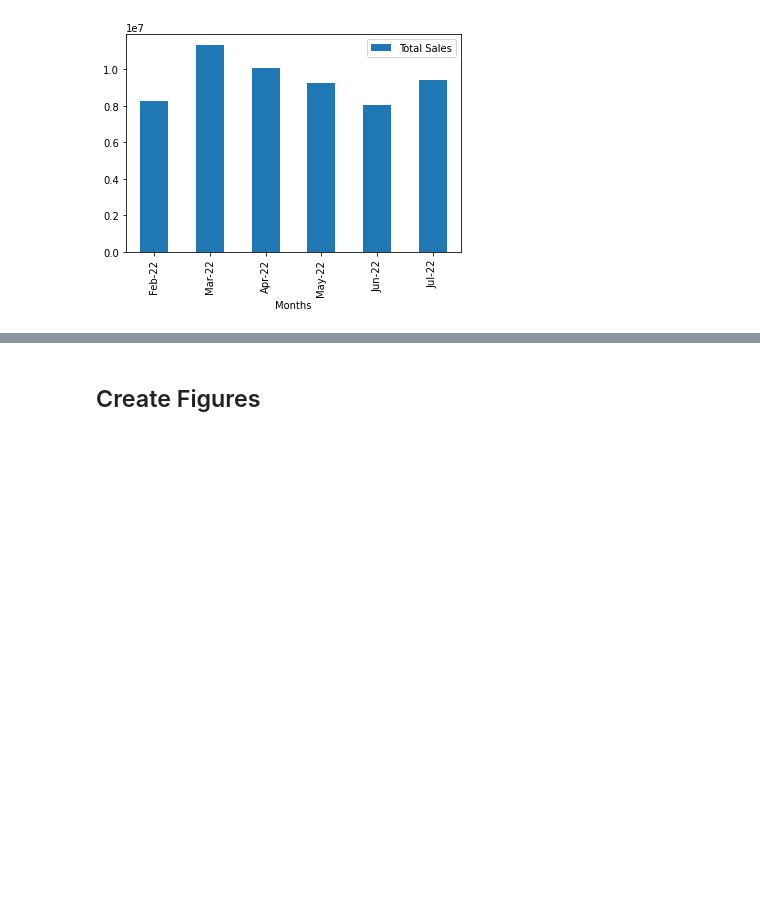
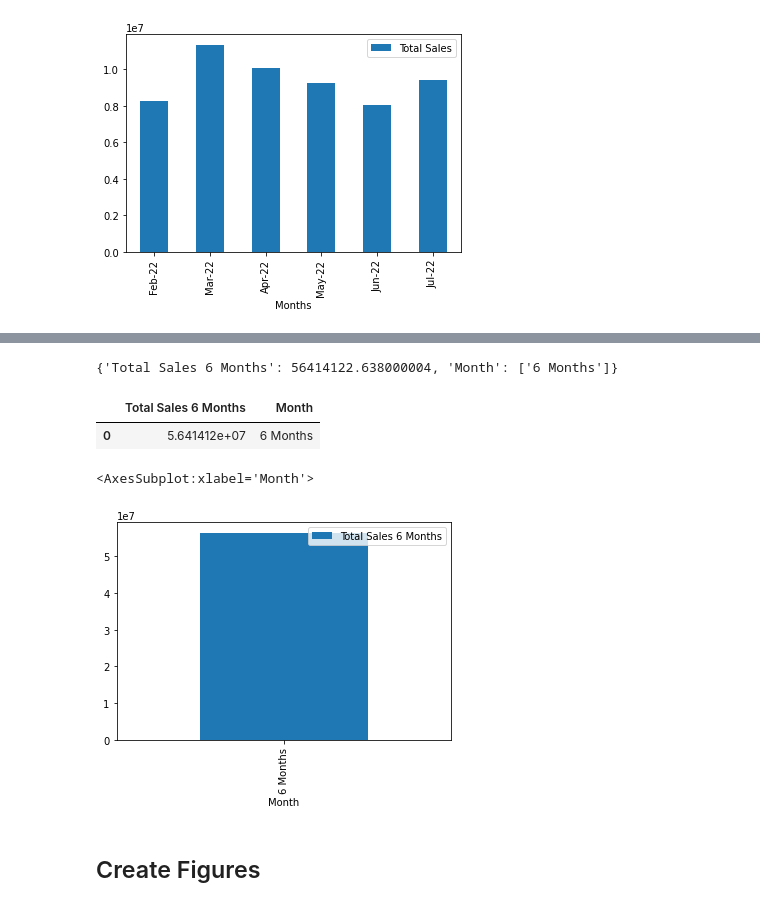
Before and after one commit to rafaelcyin/Bestfer_Solution, a Jupyter notebook: dashboard/bdash[v1.0].ipynb, the cells around one changed output, grey strips where cells are left out. Drawn from its saved outputs; the diff is of its cells as text; code cells hidden in the pictures; blank space fills up the shorter version.

```diff
--- a/dashboard/bdash[v1.0].ipynb
+++ b/dashboard/bdash[v1.0].ipynb
@@ -216,3 +242,21 @@ sales_df.plot(x = 'Months', y = 'Total Sales', kind='bar')
+# %%
+total_sales_6months = sales_df['Total Sales'].sum()
+month = ['6 Months']
+total_sales_6months_data = {'Total Sales 6 Months' : total_sales_6months, 'Month' : month}
+total_sales_6months_data
+# %% [output]
+{'Total Sales 6 Months': 56414122.638000004, 'Month': ['6 Months']}
+# %%
+total_sales_6months_df = pd.DataFrame(total_sales_6months_data)
+total_sales_6months_df
+# %% [output]
+|  | Total Sales 6 Months | Month |
+| 0 | 5.641412e+07 | 6 Months |
+# %%
+total_sales_6months_df.plot(x = 'Month', y = 'Total Sales 6 Months', kind='bar')
+# %% [output]
+<AxesSubplot:xlabel='Month'>
+[figure, added]
 # %% [markdown]
 ## Create Figures
 # %% [markdown]
```
Also changed, not shown: parts of 11 cells of this notebook.
